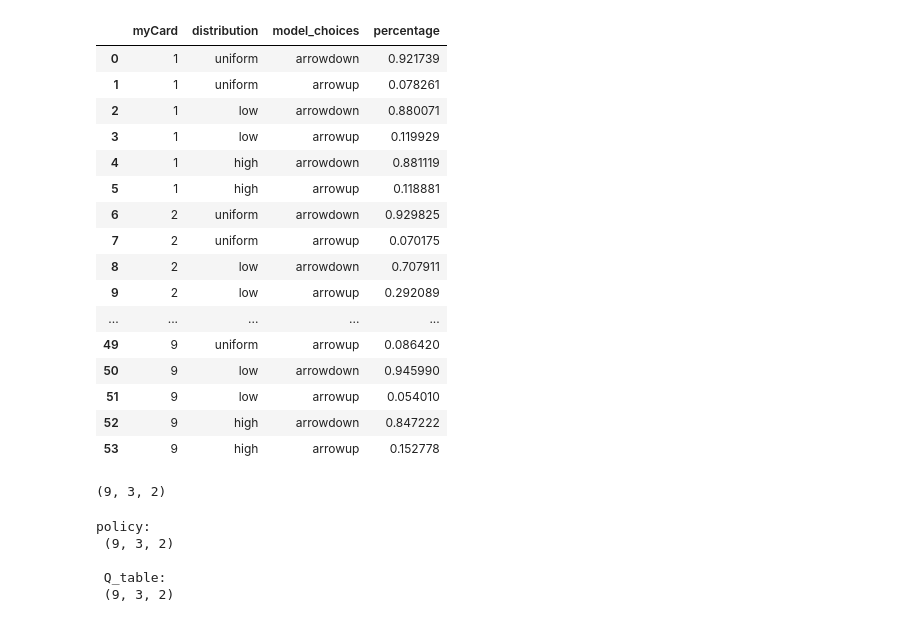
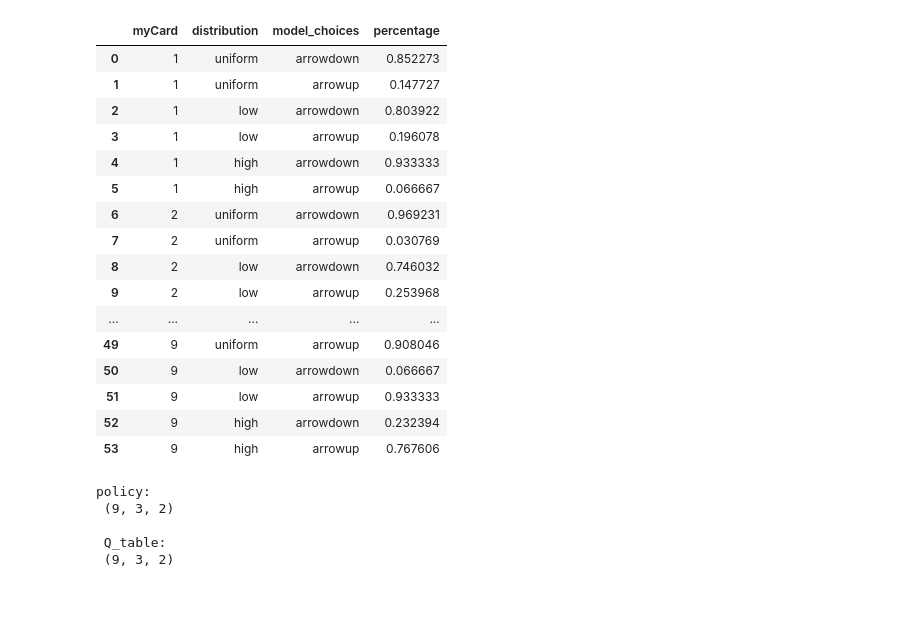
Before and after one commit to NiloufarShahdoustU/starling_RL_agent_epileptic, a Jupyter notebook: 27_RL_agent_TD_learn_q_table_policy_both_param_recovery_risk_sensitive.ipynb, the cells around one changed output. Drawn from its saved outputs; the diff is of its cells as text; code cells hidden in the pictures.

```diff
--- a/27_RL_agent_TD_learn_q_table_policy_both_param_recovery_risk_sensitive.ipynb
+++ b/27_RL_agent_TD_learn_q_table_policy_both_param_recovery_risk_sensitive.ipynb
@@ -21,7 +23,7 @@ output_dir = "27_RL_agent_TDlearn_output_both_param_recovery"
 os.makedirs(output_dir, exist_ok=True)
 
 
-folder_path_participants = 'data_risk_added'
+folder_path_participants = 'data_risk_added_epileptic'
 folder_path_colors_numbers = '13_RL_agent_TDlearn_output_risk_sensitive/model_behavior'
 
 
@@ -41,13 +43,13 @@ def find_matching_csv(folder_path, df_list):
 
 
 for file_name in os.listdir(folder_path_participants):
-    if file_name.endswith('.xlsx'):
+    if file_name.endswith('.csv'):
         file_path = os.path.join(folder_path_participants, file_name)
-        df = pd.read_excel(file_path)
+        df = pd.read_csv(file_path)
         df = df[df['outcome'].str.lower() != 'na'].reset_index(drop=True)
         df_participants.append(df)
 
-        clean_name = file_name.removeprefix("task_data_").removesuffix(".xlsx")
+        clean_name = file_name.removeprefix("task_data_").removesuffix(".csv")
         find_matching_csv(folder_path_colors_numbers, df_colors_numbers)
 # %%
 for df in df_participants:
@@ -87,7 +89,7 @@ for df in df_colors_numbers:
         your = df.loc[i, 'yourCard']
         choice = df.loc[i, 'model_choices']
 
-        if ((my > your and choice == "arrowup") or (my < your and choice == "arrow_down")):
+        if ((my > your and choice == "arrowup") or (my < your and choice == "arrowdown")):
             outcomes.append('win')
         else:
             outcomes.append('lose')
@@ -119,54 +121,50 @@ matrix_3d = np.zeros((len(cards_sorted), len(dist_sorted), len(choice_sorted)))
 
 
 for _, row in df_combined.iterrows():
-    i = card_idx[row["myCard"]]-1
+    i = card_idx[row["myCard"]]
     j = dist_idx[row["distribution"]]
     k = choice_idx[row["model_choices"]]
     matrix_3d[i, j, k] += 1
 
 
 total_per_card_dist = matrix_3d.sum(axis=2, keepdims=True)
 
 # compute percentages, avoiding division by zero
 with np.errstate(divide='ignore', invalid='ignore'):
     percentage_matrix = np.divide(matrix_3d, total_per_card_dist, where=total_per_card_dist != 0)
 
 # convert to a DataFrame for easy visualization
 percentage_list = []
 for i, card in enumerate(cards_sorted):
     for j, dist in enumerate(dist_sorted):
         for k, choice in enumerate(choice_sorted):
             percentage_list.append({
                 "myCard": card,
                 "distribution": dist,  # Now follows "uniform", "low", "high" order
                 "model_choices": choice,
                 "percentage": percentage_matrix[i, j, k]
             })
 
 df_percentages = pd.DataFrame(percentage_list)
 df_percentages
 # %% [output]
 |  | myCard | distribution | model_choices | percentage |
-| 0 | 1 | uniform | arrowdown | 0.921739 |
-| 1 | 1 | uniform | arrowup | 0.078261 |
-| 2 | 1 | low | arrowdown | 0.880071 |
-| 3 | 1 | low | arrowup | 0.119929 |
-| 4 | 1 | high | arrowdown | 0.881119 |
-| 5 | 1 | high | arrowup | 0.118881 |
-| 6 | 2 | uniform | arrowdown | 0.929825 |
-| 7 | 2 | uniform | arrowup | 0.070175 |
-| 8 | 2 | low | arrowdown | 0.707911 |
-| 9 | 2 | low | arrowup | 0.292089 |
+| 0 | 1 | uniform | arrowdown | 0.852273 |
+| 1 | 1 | uniform | arrowup | 0.147727 |
+| 2 | 1 | low | arrowdown | 0.803922 |
+| 3 | 1 | low | arrowup | 0.196078 |
+| 4 | 1 | high | arrowdown | 0.933333 |
+| 5 | 1 | high | arrowup | 0.066667 |
+| 6 | 2 | uniform | arrowdown | 0.969231 |
+| 7 | 2 | uniform | arrowup | 0.030769 |
+| 8 | 2 | low | arrowdown | 0.746032 |
+| 9 | 2 | low | arrowup | 0.253968 |
 | ... | ... | ... | ... | ... |
-| 49 | 9 | uniform | arrowup | 0.086420 |
-| 50 | 9 | low | arrowdown | 0.945990 |
-| 51 | 9 | low | arrowup | 0.054010 |
-| 52 | 9 | high | arrowdown | 0.847222 |
-| 53 | 9 | high | arrowup | 0.152778 |
+| 49 | 9 | uniform | arrowup | 0.908046 |
+| 50 | 9 | low | arrowdown | 0.066667 |
+| 51 | 9 | low | arrowup | 0.933333 |
+| 52 | 9 | high | arrowdown | 0.232394 |
+| 53 | 9 | high | arrowup | 0.767606 |
-# %%
-np.shape(percentage_matrix)
-# %% [output]
-(9, 3, 2)
 # %%
 actions = { "arrowdown": 0, "arrowup": 1}
 distributions_map = { "uniform": 0, "low": 1,  "high": 2}
```
Also changed, not shown: parts of 5 cells of this notebook, 1 other file.
